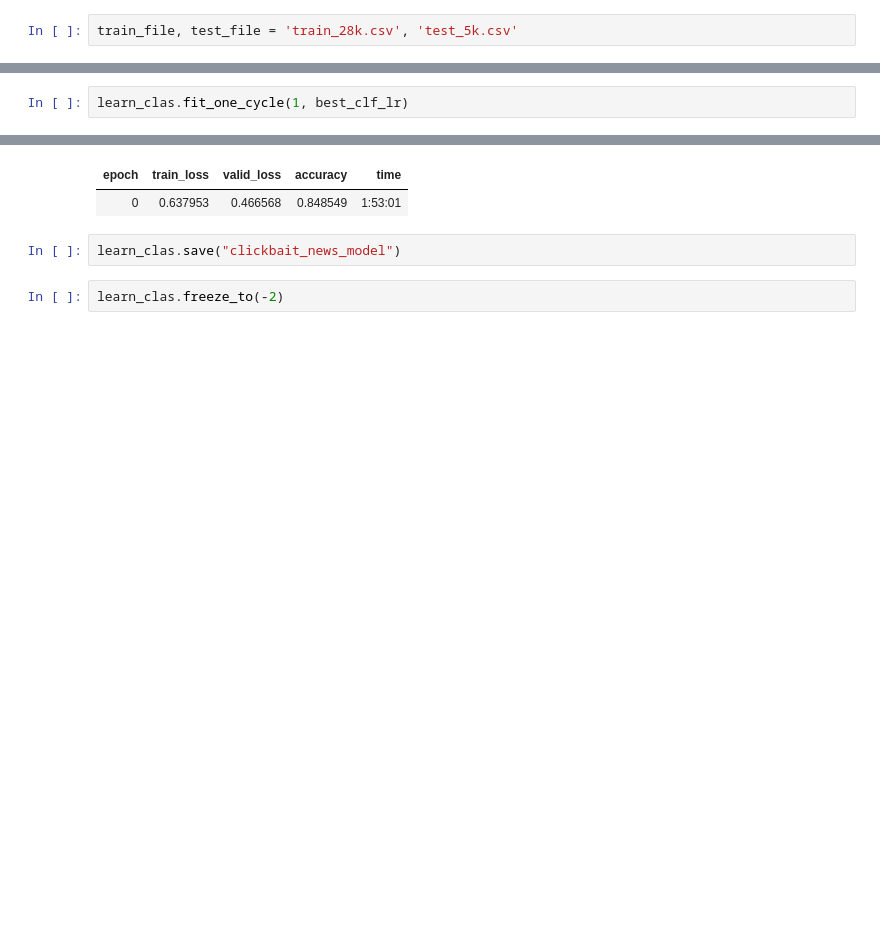
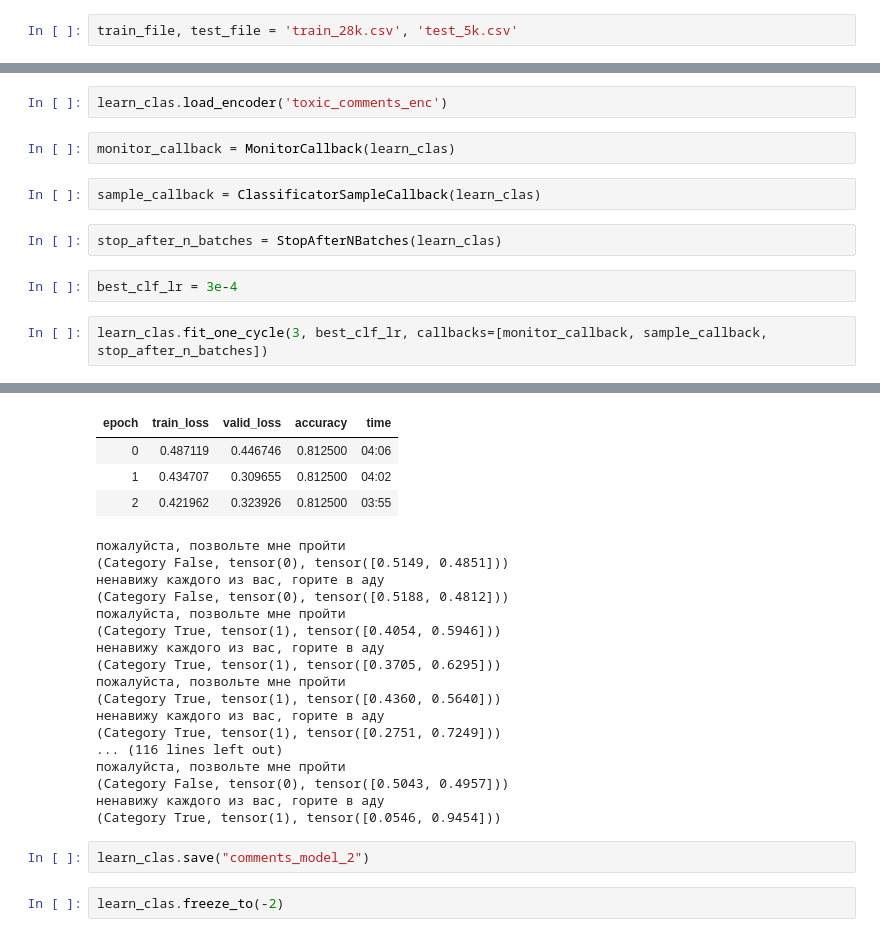
Before and after one commit to belya/mfti-kaggle, a Jupyter notebook: ulmfit_gpu/nvidia-anaconda-docker/notebooks/ulmfit-starter.ipynb, the cells around one changed output, grey strips where cells are left out. Saved outputs shown, nothing was run; the diff lists cells and outputs as text; blank space fills up the shorter version.

```diff
--- a/ulmfit_gpu/nvidia-anaconda-docker/notebooks/ulmfit-starter.ipynb
+++ b/ulmfit_gpu/nvidia-anaconda-docker/notebooks/ulmfit-starter.ipynb
@@ -136,3 +272,13 @@ best_clf_lr = 0.0006309573444801934
+# %%
+learn_clas.load_encoder('toxic_comments_enc')
+# %%
+monitor_callback = MonitorCallback(learn_clas)
+# %%
+sample_callback = ClassificatorSampleCallback(learn_clas)
+# %%
+stop_after_n_batches = StopAfterNBatches(learn_clas)
+# %%
+best_clf_lr = 3e-4
 # %%
-learn_clas.fit_one_cycle(1, best_clf_lr)
+learn_clas.fit_one_cycle(3, best_clf_lr, callbacks=[monitor_callback, sample_callback, stop_after_n_batches])
 # %% [output]
@@ -139,7 +287,26 @@ learn_clas.fit_one_cycle(1, best_clf_lr)
 | epoch | train_loss | valid_loss | accuracy | time |
-| 0 | 0.637953 | 0.466568 | 0.848549 | 1:53:01 |
+| 0 | 0.487119 | 0.446746 | 0.812500 | 04:06 |
+| 1 | 0.434707 | 0.309655 | 0.812500 | 04:02 |
+| 2 | 0.421962 | 0.323926 | 0.812500 | 03:55 |
+пожалуйста, позвольте мне пройти
+(Category False, tensor(0), tensor([0.5149, 0.4851]))
+ненавижу каждого из вас, горите в аду
+(Category False, tensor(0), tensor([0.5188, 0.4812]))
+пожалуйста, позвольте мне пройти
+(Category True, tensor(1), tensor([0.4054, 0.5946]))
+ненавижу каждого из вас, горите в аду
+(Category True, tensor(1), tensor([0.3705, 0.6295]))
+пожалуйста, позвольте мне пройти
+(Category True, tensor(1), tensor([0.4360, 0.5640]))
+ненавижу каждого из вас, горите в аду
+(Category True, tensor(1), tensor([0.2751, 0.7249]))
+... (116 lines left out)
+пожалуйста, позвольте мне пройти
+(Category False, tensor(0), tensor([0.5043, 0.4957]))
+ненавижу каждого из вас, горите в аду
+(Category True, tensor(1), tensor([0.0546, 0.9454]))
 # %%
-learn_clas.save("clickbait_news_model")
+learn_clas.save("comments_model_2")
 # %%
 learn_clas.freeze_to(-2)
 # %%
```
Also changed, not shown: parts of 86 cells of this notebook, 2 other files.
